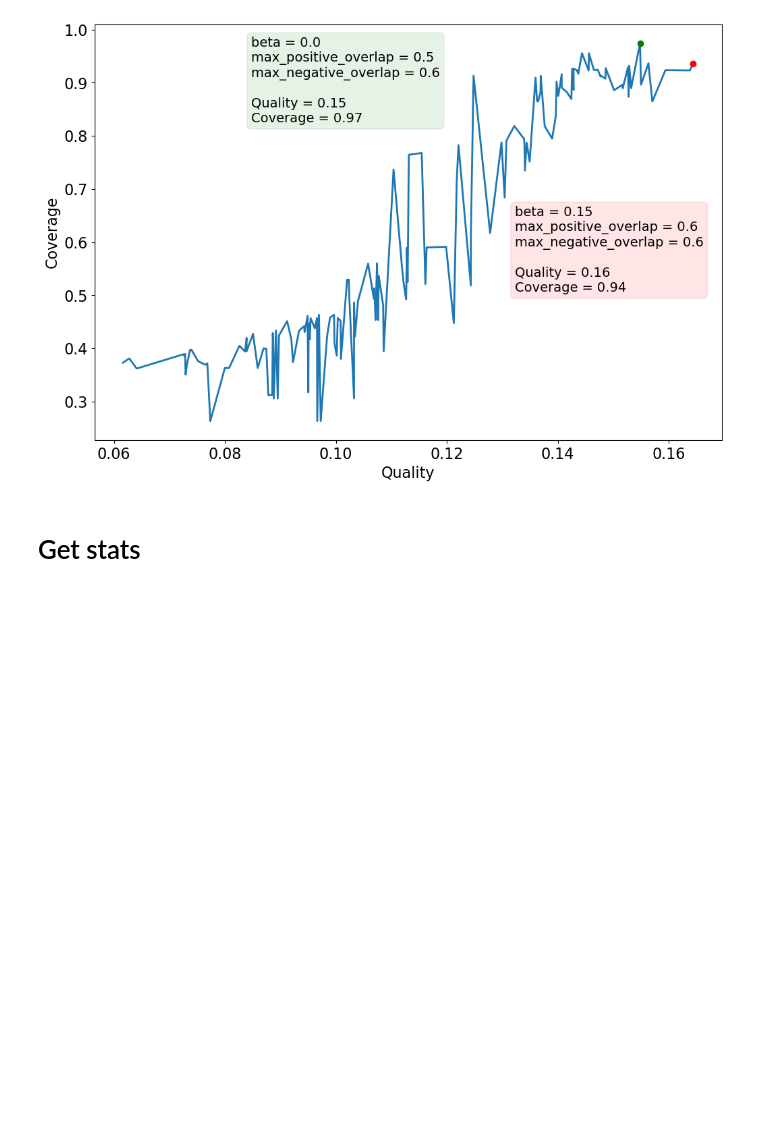
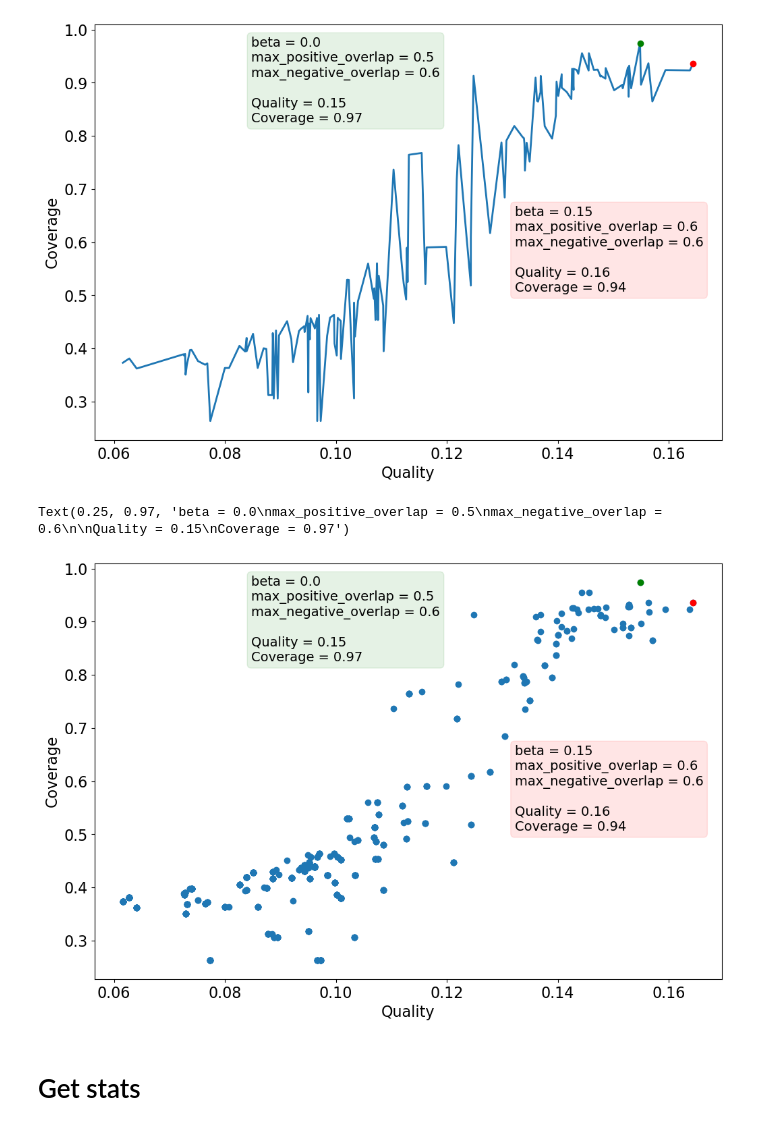
Before and after one commit to antoniolopezmc/Discovering-multiple-antibiotic-resistance-phenotypes-using-diverse-top-k-subgroup-list-discovery, a Jupyter notebook: Experiments/phenotypes/select_best_model.ipynb, the cells around one changed output. Saved outputs shown, nothing was run; the diff lists cells and outputs as text; code cells hidden in the pictures; blank space fills up the shorter version.

```diff
--- a/Experiments/phenotypes/select_best_model.ipynb
+++ b/Experiments/phenotypes/select_best_model.ipynb
@@ -624,6 +657,39 @@ ax1.text(0.25, 0.97, textstr, transform=ax1.transAxes, fontsize=14, verticalalig
 # %% [output]
 Text(0.25, 0.97, 'beta = 0.0\nmax_positive_overlap = 0.5\nmax_negative_overlap = 0.6\n\nQuality = 0.15\nCoverage = 0.97')
 [figure]
+# %%
+fig, ax1 = plt.subplots(figsize=(12,8))
+matplotlib_colors = ["tab:blue", "tab:red"]
+# y axis
+plt.yticks(fontsize=16)
+ax1.set_ylabel("Coverage", fontsize=16)
+# x axis
+plt.xticks(fontsize=16)
+ax1.set_xlabel("Quality", fontsize=16)
+# draw the line and points
+line1 = ax1.scatter(x_values, y_values, c=matplotlib_colors[0])
+point1 = ax1.plot(maximum_quality[3], maximum_quality[4], 'ro')
+point2 = ax1.plot(maximum_coverage[3], maximum_coverage[4], 'go')
+# draw text
+# - Best model by quality.
+textstr = "beta = " + str(maximum_quality[0]) + \
+          "\nmax_positive_overlap = " + str(maximum_quality[1]) + \
+          "\nmax_negative_overlap = " + str(maximum_quality[2]) + \
+          "\n\nQuality = " + str(round(maximum_quality[3], 2)) + \
+          "\nCoverage = " + str(round(maximum_quality[4], 2))
+props = dict(boxstyle='round', alpha=0.1, color="red")
+ax1.text(0.67, 0.35, textstr, transform=ax1.transAxes, fontsize=14, verticalalignment='bottom', bbox=props)
+# - Best model by coverage.
+textstr = "beta = " + str(maximum_coverage[0]) + \
+          "\nmax_positive_overlap = " + str(maximum_coverage[1]) + \
+          "\nmax_negative_overlap = " + str(maximum_coverage[2]) + \
+          "\n\nQuality = " + str(round(maximum_coverage[3], 2)) + \
+          "\nCoverage = " + str(round(maximum_coverage[4], 2))
+props = dict(boxstyle='round', alpha=0.1, color="green")
+ax1.text(0.25, 0.97, textstr, transform=ax1.transAxes, fontsize=14, verticalalignment='top', bbox=props)
+# %% [output]
+Text(0.25, 0.97, 'beta = 0.0\nmax_positive_overlap = 0.5\nmax_negative_overlap = 0.6\n\nQuality = 0.15\nCoverage = 0.97')
+[figure, added]
 # %% [markdown]
 # Get stats
 # %%
```
Also changed, not shown: parts of 1 cell of this notebook.
